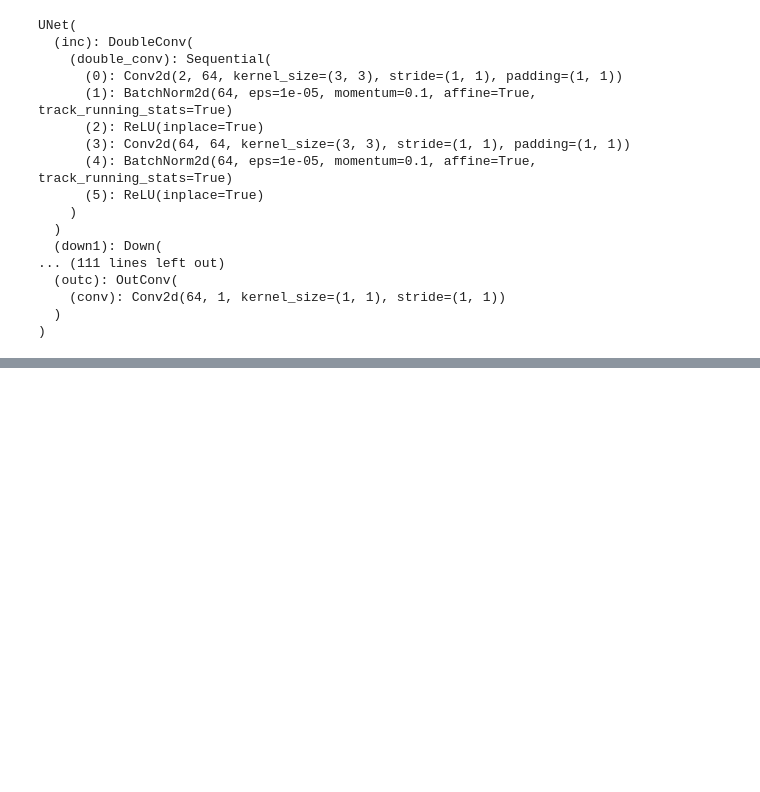
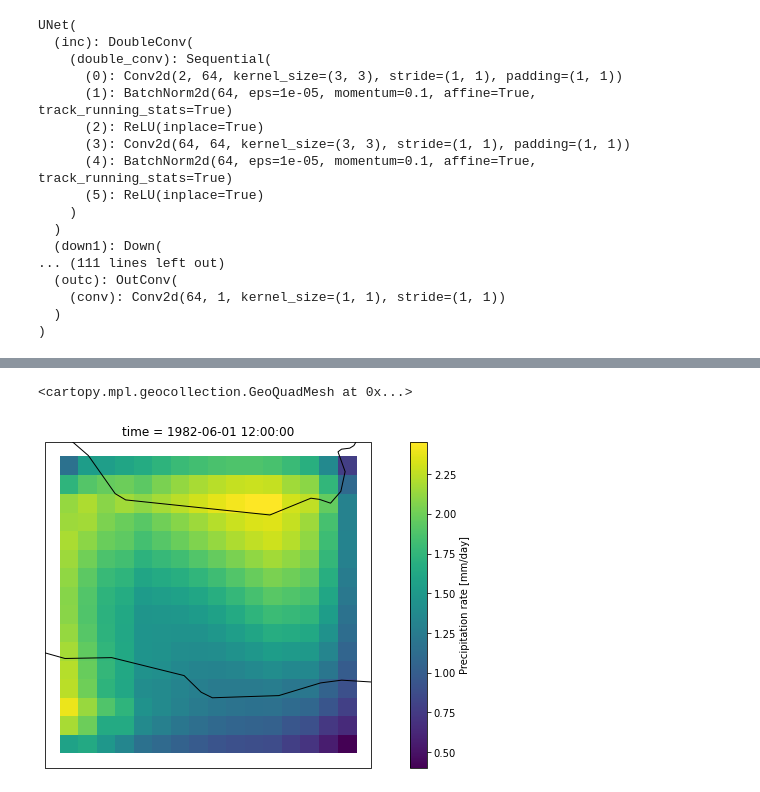
Before and after one commit to henryaddison/mlde_utils, a Jupyter notebook: learning/u-net.ipynb, the cells around one changed output, grey strips where cells are left out. Drawn from its saved outputs; the diff is of its cells as text; code cells hidden in the pictures; blank space fills up the shorter version.

Commit message:
add training and basic viz of u-net model

```diff
--- a/learning/u-net.ipynb
+++ b/learning/u-net.ipynb
@@ -393,0 +384,6 @@ tensor([[[[ 0.6202,  0.5706,  0.2214,  0.1205,  0.1891,  0.2663,  0.4527,
+# %%
+model = UNet(2, 1)
+# %%
+criterion = torch.nn.L1Loss(reduction='mean')
+# %%
+optimizer = torch.optim.Adam(model.parameters(), lr=2e-4)
@@ -393,0 +454,7 @@ tensor([[[[ 0.6202,  0.5706,  0.2214,  0.1205,  0.1891,  0.2663,  0.4527,
+# %%
+model.eval()
+with torch.no_grad():
+    test_batch = test_data.isel(latlong_ibox).isel({"time": slice(0*batch_size, (0+1)*batch_size)})
+    test_batch_inputs_tensor = torch.stack((torch.from_numpy(test_batch.psl.values),  torch.from_numpy(test_batch.pr.values)), dim=1)
+    test_batch_outputs_tensor = model(test_batch_inputs_tensor)
+model.train()
@@ -393,0 +479,15 @@ tensor([[[[ 0.6202,  0.5706,  0.2214,  0.1205,  0.1891,  0.2663,  0.4527,
+# %%
+test_data['pred_pr'] = xr.full_like(test_data.target_pr, fill_value=0)
+# test_data['new_var'] = xr.where(pr_single_day['new_var'].coords["grid_latitude"] < 0, 100, pr_single_day["new_var"])
+test_data['pred_pr'][{**latlong_ibox, "time": slice(0*batch_size, (0+1)*batch_size)}] = test_batch_outputs_tensor.squeeze().numpy()
+
+plt.figure(figsize=(14,6))
+
+ax = plt.axes(projection=cp_model_rotated_pole)
+ax.coastlines()
+
+# xplt.plot(test_data['pred_pr'][{"grid_latitude": slice(box_size*12), "grid_longitude": slice(box_size*12)}][{"time": 0}], x='grid_longitude', y='grid_latitude', add_colorbar=True, transform=cp_model_rotated_pole)
+xplt.plot(test_data['pred_pr'][{**latlong_ibox, "time": 0}], x='grid_longitude', y='grid_latitude', add_colorbar=True, transform=cp_model_rotated_pole)
+# %% [output]
+<cartopy.mpl.geocollection.GeoQuadMesh at 0x...>
+[figure, added]
```
Also changed, not shown: parts of 14 cells of this notebook.
